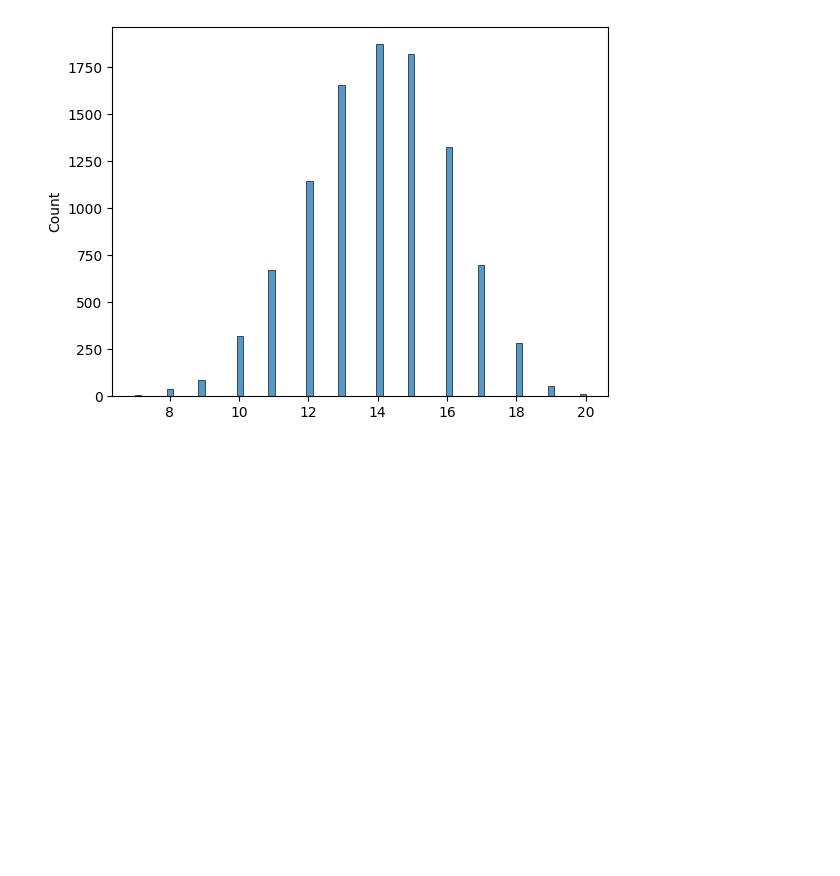
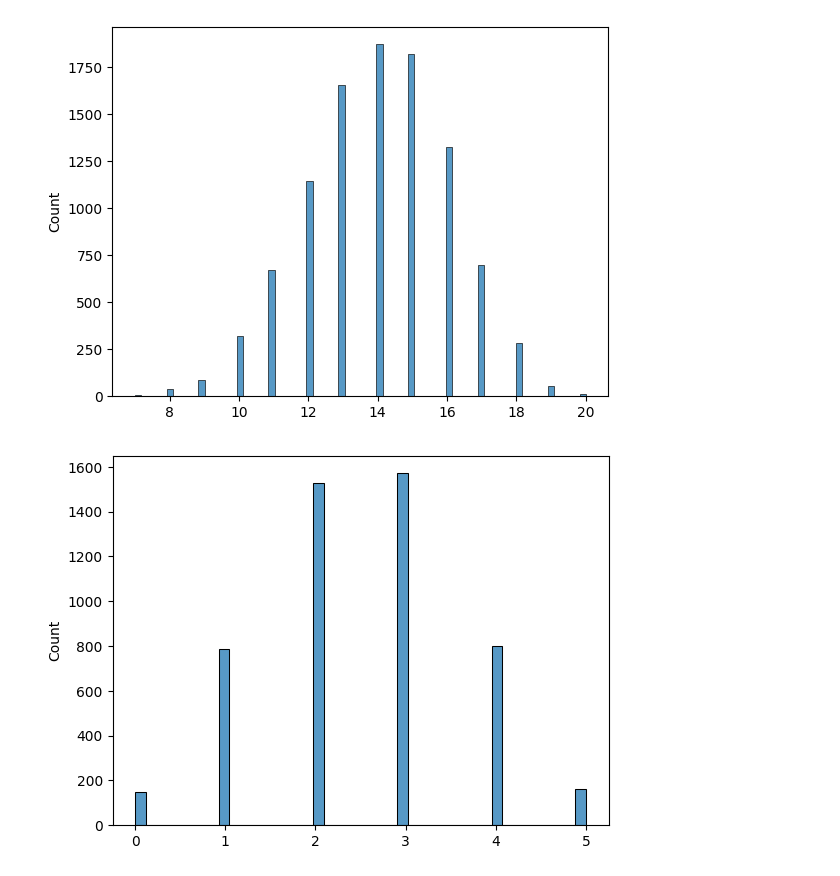
Before and after one commit to wahidali4321/python-for-machine-learning, a Jupyter notebook: Untitled-1.ipynb, the cells around one changed output. Drawn from its saved outputs; the diff is of its cells as text; code cells hidden in the pictures; blank space fills up the shorter version.

```diff
--- a/Untitled-1.ipynb
+++ b/Untitled-1.ipynb
@@ -816,3 +816,9 @@ sns.histplot(m)
 plt.show()
 # %% [output]
 [figure]
+# %%
+x = random.binomial(n = 5 , p= 0.5 , size= 5000)
+sns.histplot(x)
+plt.show()
+# %% [output]
+[figure, added]
```
